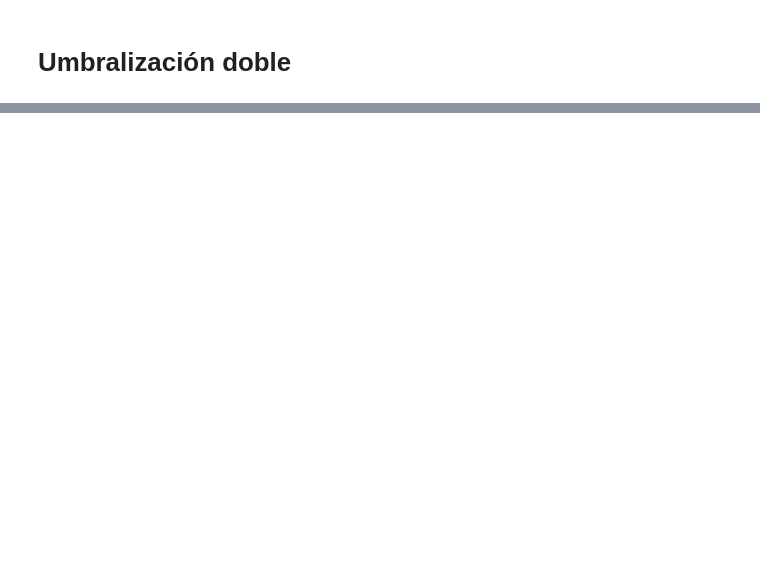
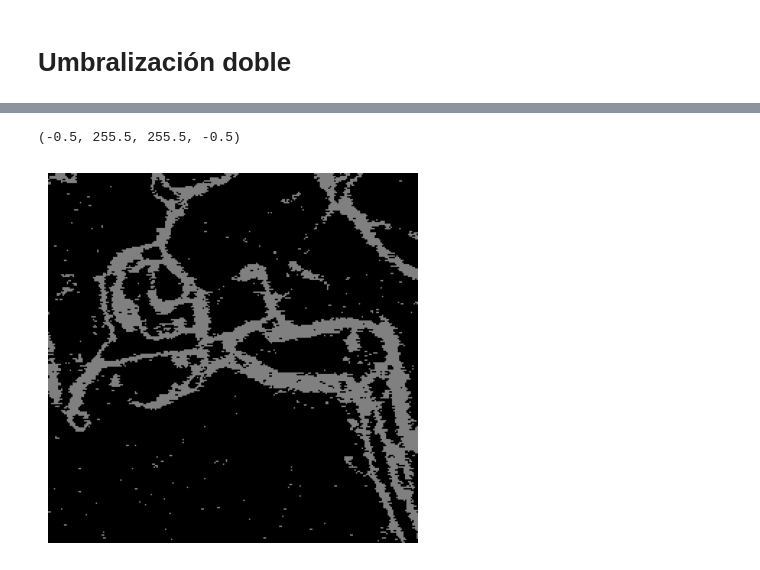
Before and after one commit to Imagenes-Vision/Taller2, a Jupyter notebook: umbralizacionDobleR.ipynb, the cells around one changed output, grey strips where cells are left out. Saved outputs shown, nothing was run; the diff lists cells and outputs as text; code cells hidden in the pictures; blank space fills up the shorter version.

```diff
--- a/umbralizacionDobleR.ipynb
+++ b/umbralizacionDobleR.ipynb
@@ -15,0 +30,9 @@ plt.imshow(angioImg, cmap='gray', vmin=0, vmax=255)
+# %%
+# Cambiar el 255 por 128 para los valores entre 70 y 140
+
+array1 = np.where(img1 == 255, 128, 0).astype(np.uint8)
+plt.imshow(array1, cmap= "gray", vmin=0, vmax= 255)
+plt.axis("off")
+# %% [output]
+(-0.5, 255.5, 255.5, -0.5)
+[figure, added]
```
Also changed, not shown: parts of 9 cells of this notebook.
